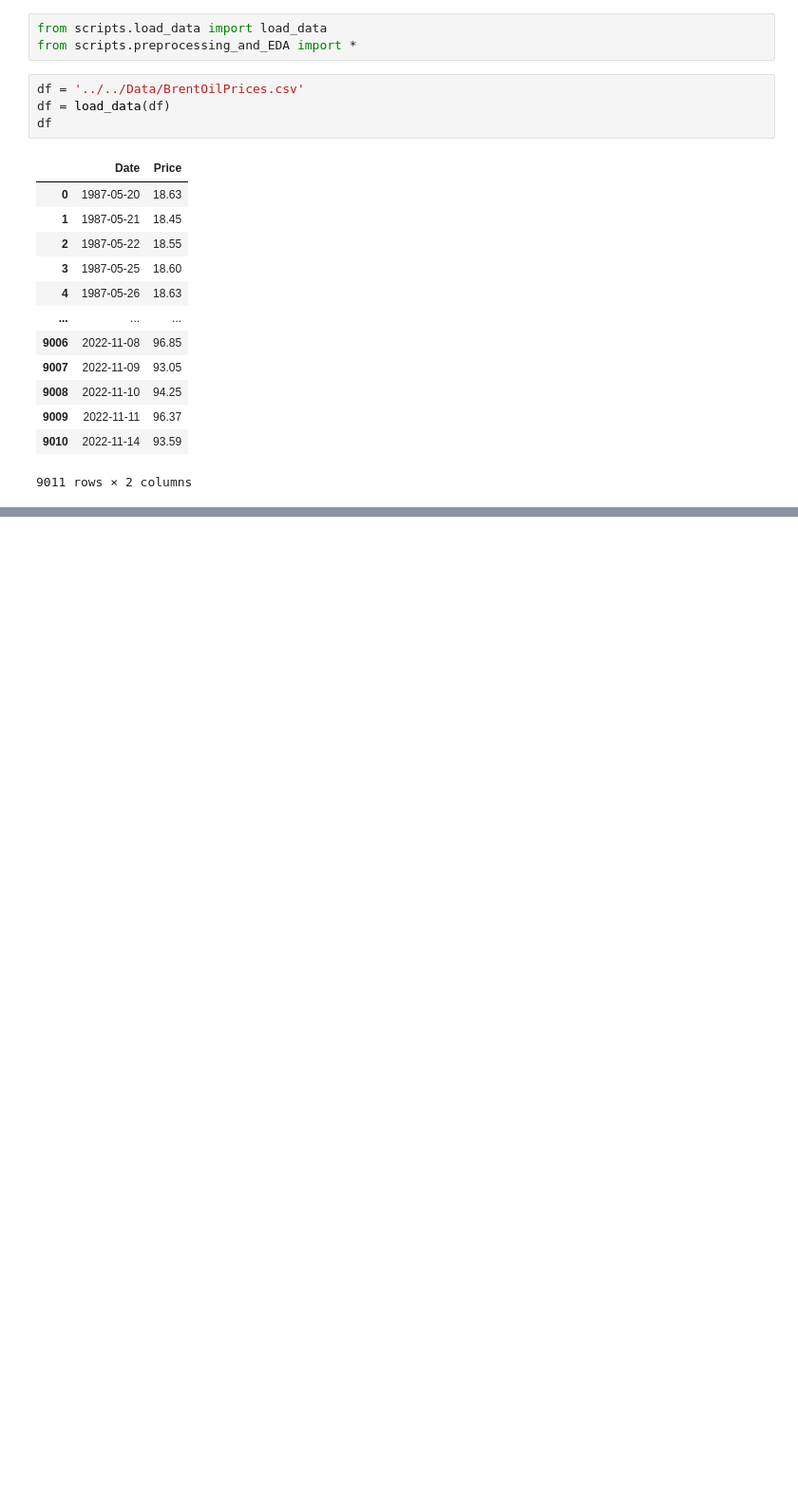
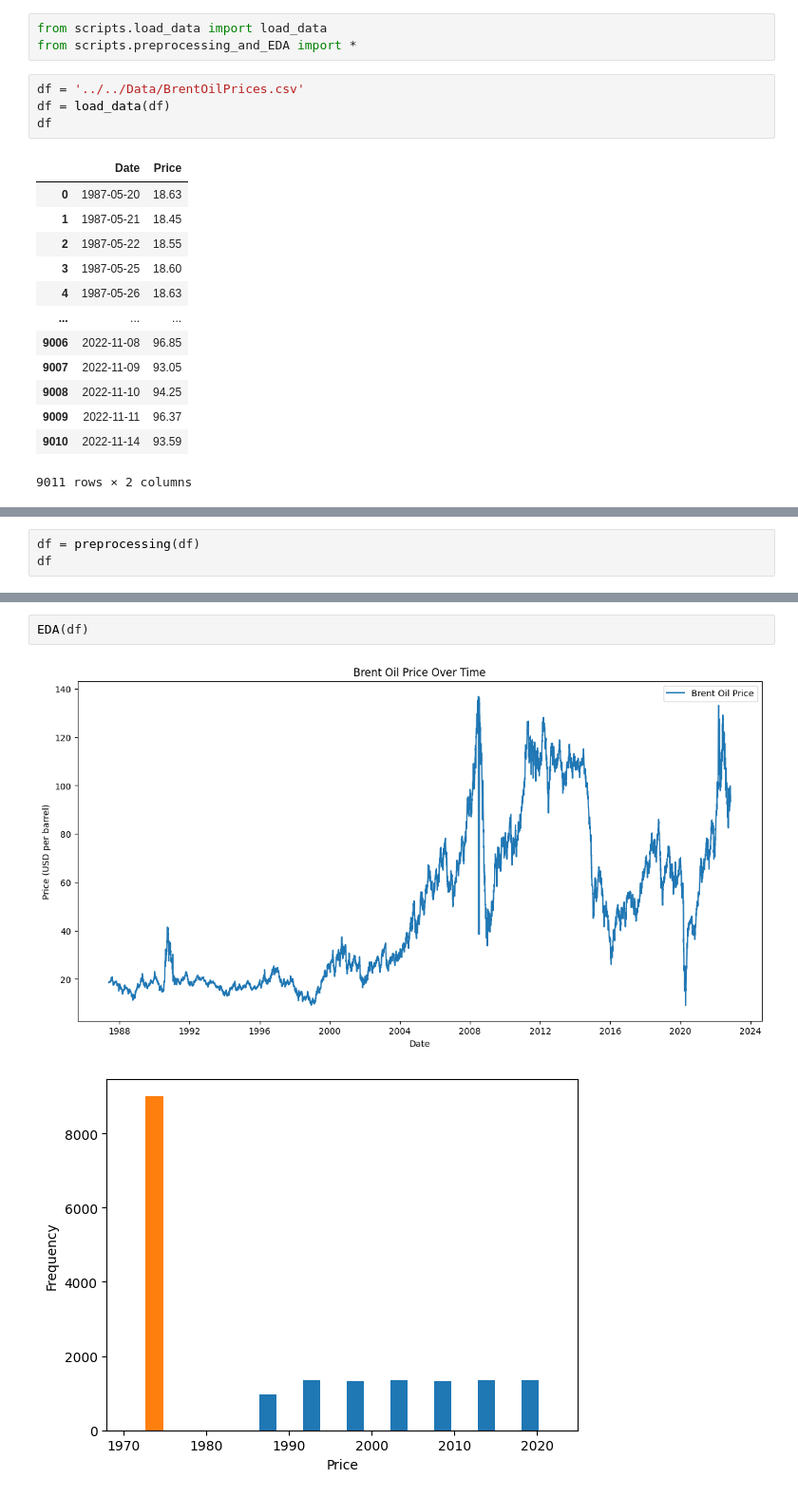
Before and after one commit to Natnahom/kaim-week-10, a Jupyter notebook: notebooks/analysis.ipynb, the cells around one changed output, grey strips where cells are left out. Shown at 95% size. Cells and saved outputs as stored; diff of their text form; blank space fills up the shorter version.

```diff
--- a/notebooks/analysis.ipynb
+++ b/notebooks/analysis.ipynb
@@ -30,0 +28,3 @@ np.float64(38.57)
+# %%
+df = preprocessing(df)
+df
@@ -30,0 +45,5 @@ np.float64(38.57)
+# %%
+EDA(df)
+# %% [output]
+[figure, added]
+[figure, added]
```
Also changed, not shown: parts of 2 cells of this notebook, 2 other files.
